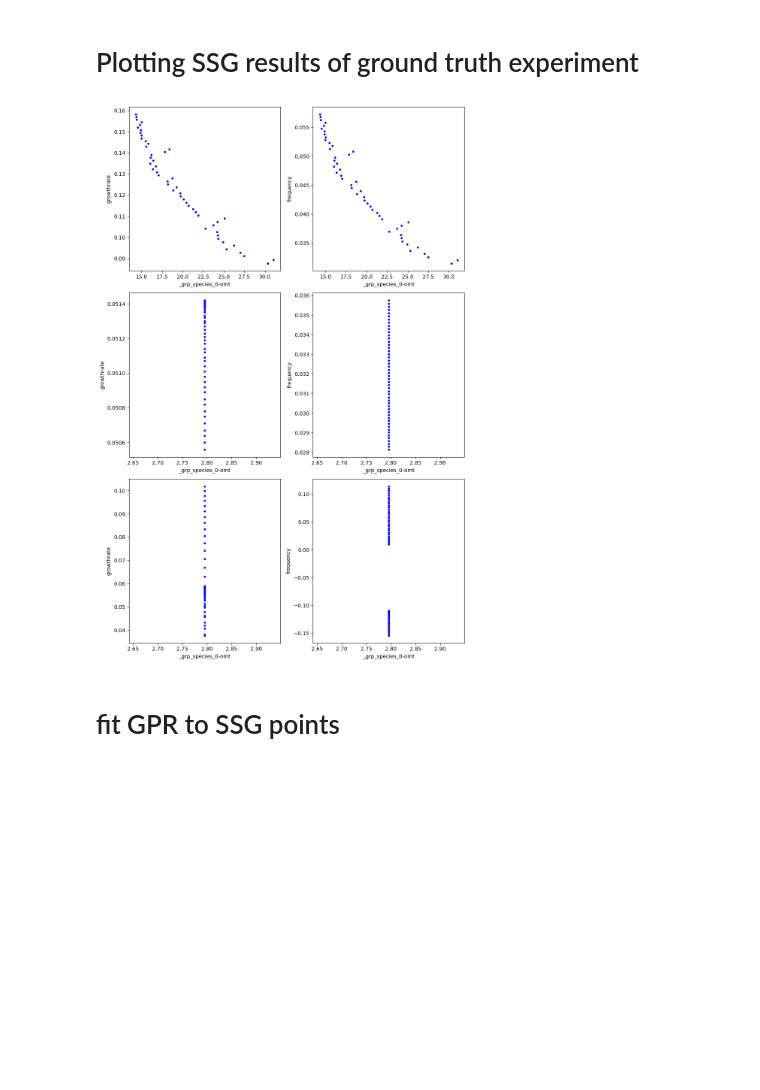
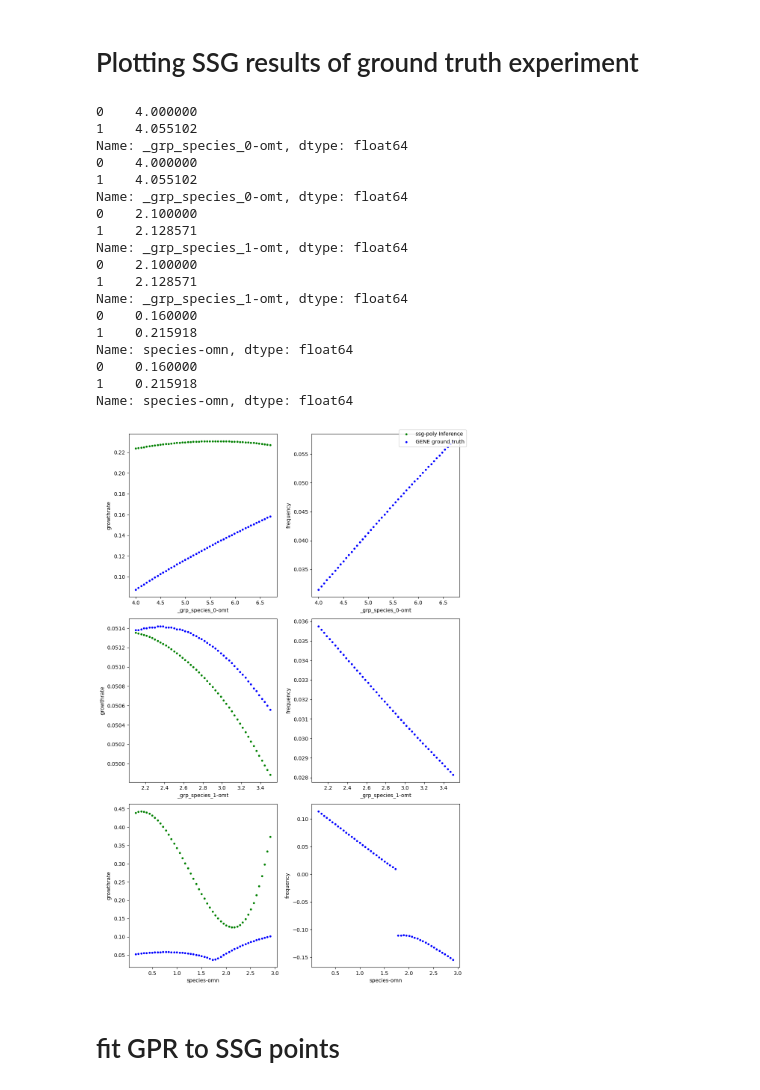
Before and after one commit to DanHarJor/GENE_UQ, a Jupyter notebook: modeTransitionTest.ipynb, the cells around one changed output. Saved outputs shown, nothing was run; the diff lists cells and outputs as text; code cells hidden in the pictures; blank space fills up the shorter version.

```diff
--- a/modeTransitionTest.ipynb
+++ b/modeTransitionTest.ipynb
@@ -382,37 +386,55 @@ results_poly_gt-highprec IS LOADED
 import matplotlib.pyplot as plt
 gene_out = ['growthrate','frequency']
 width = 5
 height =5
 ncol = len(gene_out)
 nrow = len(GENE_groundTruth)
 figure, AX = plt.subplots(nrow,ncol, figsize=(ncol*width, nrow*height))
 
 for i in range(len(AX)):
     for j in range(len(AX[0])):
         if i == 0 and j == 0:
             infer_label = 'ssg-poly Inference'
             gene_label = 'GENE ground truth'
         else:
             infer_label = None
             gene_label = None
 
         # col = GENE_groundTruth[i].df.columns.values.tolist()
         print(GENE_groundTruth[i].df[parameters[i]].head(2))
         x = GENE_groundTruth[i].df[parameters[i]].to_numpy(dtype=float)
         y = GENE_groundTruth[i].df[gene_out[j]].to_numpy(dtype=float)
 
-        # if j == 0:
-        #     AX[i][j].plot(x, results_poly_gt.growthrates[i], '-g', label=infer_label)
+        if j == 0:
+            AX[i][j].plot(x, results_poly_gt.growthrates[i], '.g', label=infer_label)
 
-        AX[i][j].plot(x, y, '-b', label =gene_label)
+        AX[i][j].plot(x, y, '.b', label =gene_label)
         AX[i][j].set_xlabel(parameters[i])
         AX[i][j].set_ylabel(gene_out[j])
 
 figure.tight_layout()
 figure.legend()
 plt.show(figure)
 # %% [output]
+0    4.000000
+1    4.055102
+Name: _grp_species_0-omt, dtype: float64
+0    4.000000
+1    4.055102
+Name: _grp_species_0-omt, dtype: float64
+0    2.100000
+1    2.128571
+Name: _grp_species_1-omt, dtype: float64
+0    2.100000
+1    2.128571
+Name: _grp_species_1-omt, dtype: float64
+0    0.160000
+1    0.215918
+Name: species-omn, dtype: float64
+0    0.160000
+1    0.215918
+Name: species-omn, dtype: float64
-[figure, old version]
+[figure, new version]
 # %% [markdown]
 # fit GPR to SSG points
 # %%
```
Also changed, not shown: parts of 9 cells of this notebook, 1 other file.
